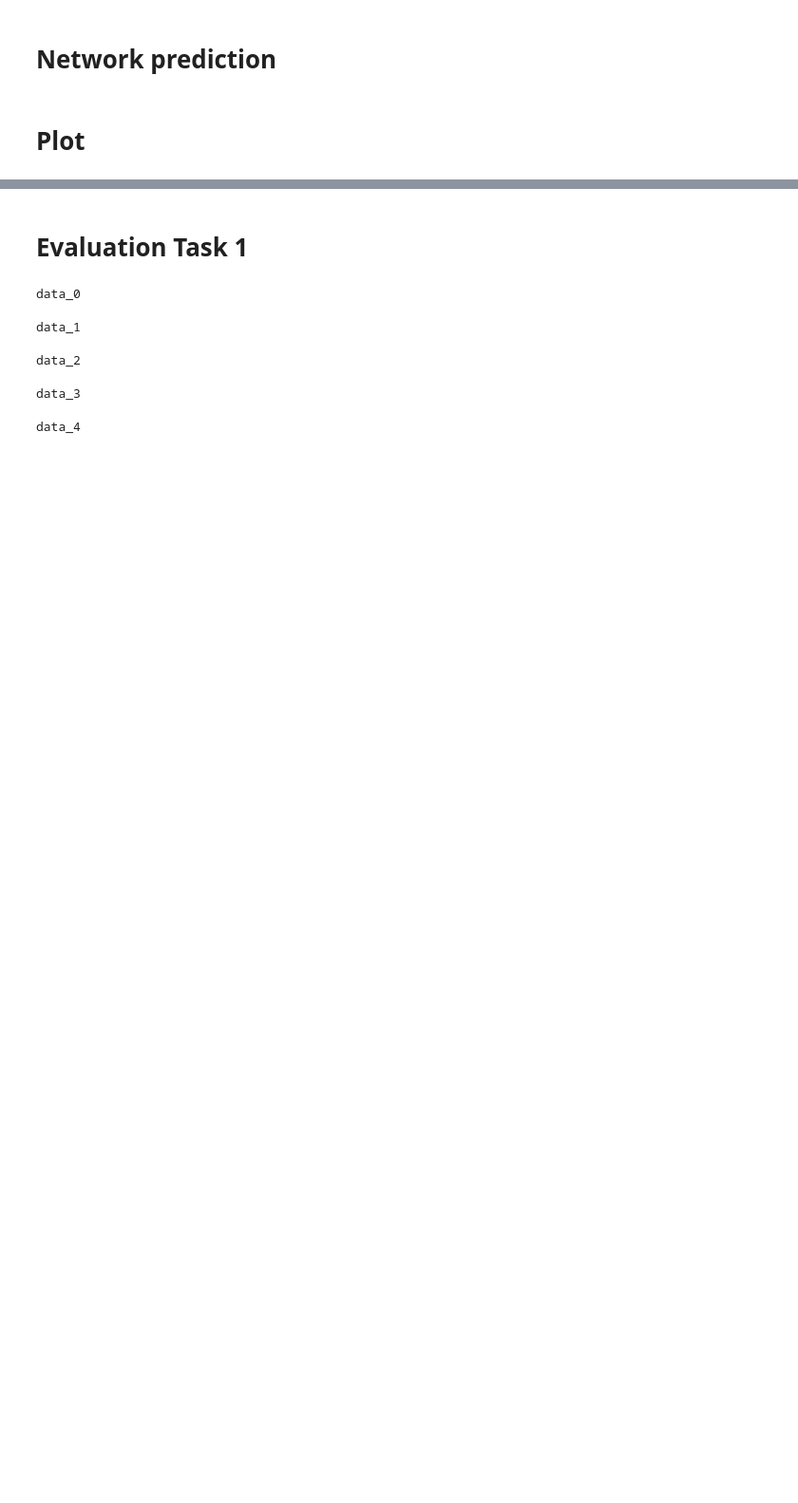
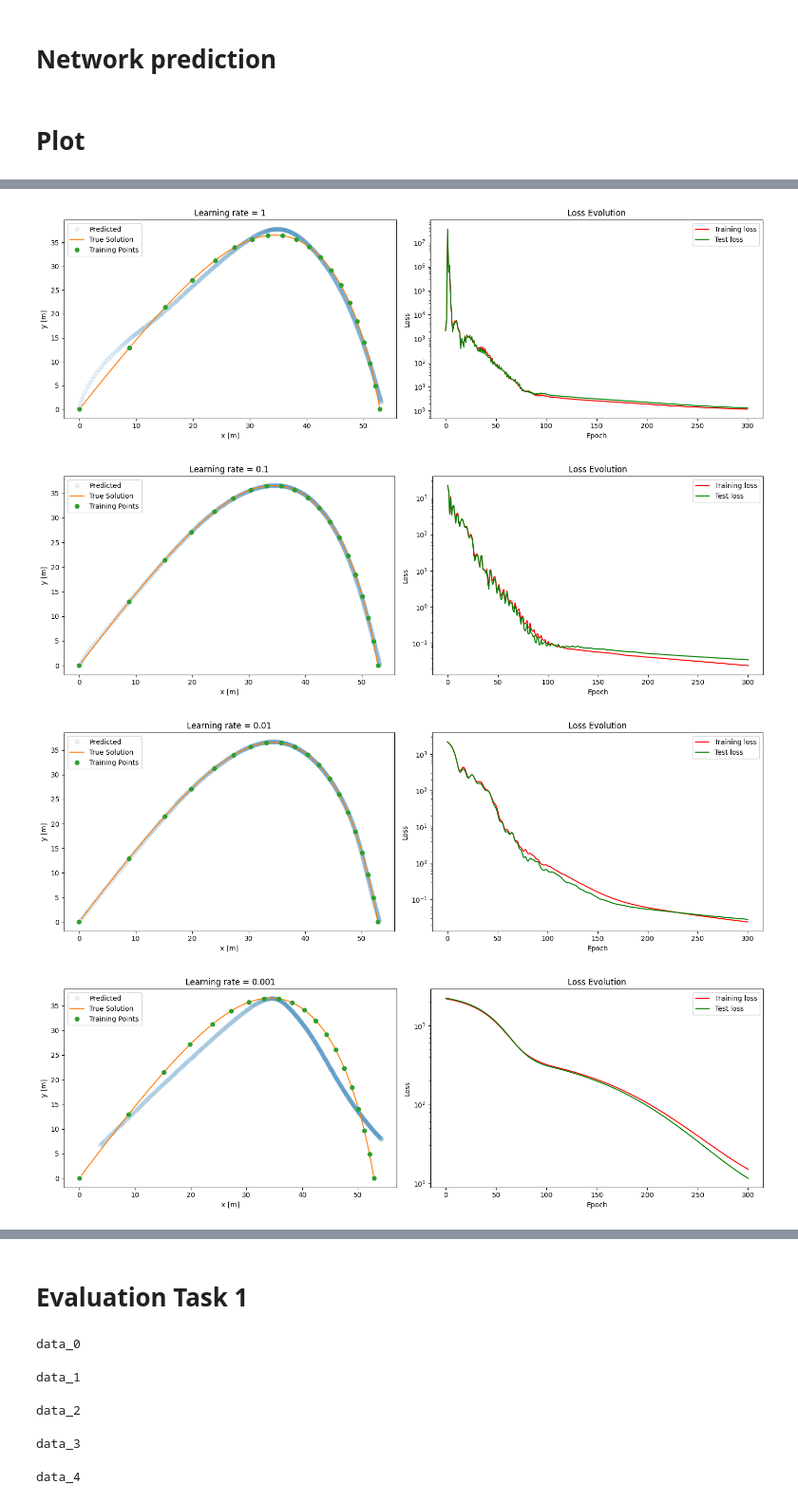
Before and after one commit to zincware/ZnPINNLab, a Jupyter notebook: day1/projectile_motion.ipynb, the cells around one changed output, grey strips where cells are left out. Shown at 95% size. Cells and saved outputs as stored; diff of their text form; code cells hidden in the pictures; blank space fills up the shorter version.

Commit message:
Created the hyperparameter task solution.

```diff
--- a/day1/projectile_motion.ipynb
+++ b/day1/projectile_motion.ipynb
@@ -754,0 +792,37 @@ animator.create_animation('lets_see', frames=len(train_loss_evolution), fps=30)
+# %%
+for i, (data, sub_dict) in enumerate(pred_dict.items()):
+    # Create a figure with subplots
+    fig, axs = plt.subplots(1, 2, figsize=(15,5))  # 1 row, 2 columns of subplots
+
+    # Plot data on the first subplot
+    axs[0].plot(sub_dict["x_pred"], sub_dict["y_pred"], 'o', alpha=0.1, label='Predicted')
+    axs[0].plot(test_ds["targets_x"], test_ds["targets_y"], label='True Solution')
+    axs[0].plot(train_ds["targets_x"].detach().numpy(), train_ds["targets_y"].detach().numpy(), 'o', label='Training Points')
+    axs[0].legend()
+    axs[0].set_xlabel('x [m]')
+    axs[0].set_ylabel('y [m]')
+    axs[0].set_title(rf'Learning rate = {Learning_rates[i]}')
+
+
+    # Plot loss evolution on the second subplot
+
+    axs[1].plot(np.linspace(0, len(sub_dict["train_loss_evolution"]), len(sub_dict["train_loss_evolution"])), sub_dict["train_loss_evolution"], c='r', label='Training loss')
+    axs[1].plot(np.linspace(0, len(sub_dict["test_loss_evolution"]), len(sub_dict["test_loss_evolution"])), sub_dict["test_loss_evolution"], c='g', label='Test loss')
+    axs[1].legend()
+    axs[1].set_title('Loss Evolution')
+    axs[1].set_xlabel('Epoch')
+    axs[1].set_ylabel('Loss')
+    axs[1].set_yscale('log')  # Set y-axis to logarithmic scale
+    # Adjust layout for subplots
+    plt.tight_layout()
+
+    # Save the plot as a PNG file
+    plt.savefig(f"lr_data_{i}")
+
+    # Show the plot
+    plt.show()
+# %% [output]
+[figure, added]
+[figure, added]
+[figure, added]
+[figure, added]
```
Also changed, not shown: parts of 13 cells of this notebook, 1 other file.
